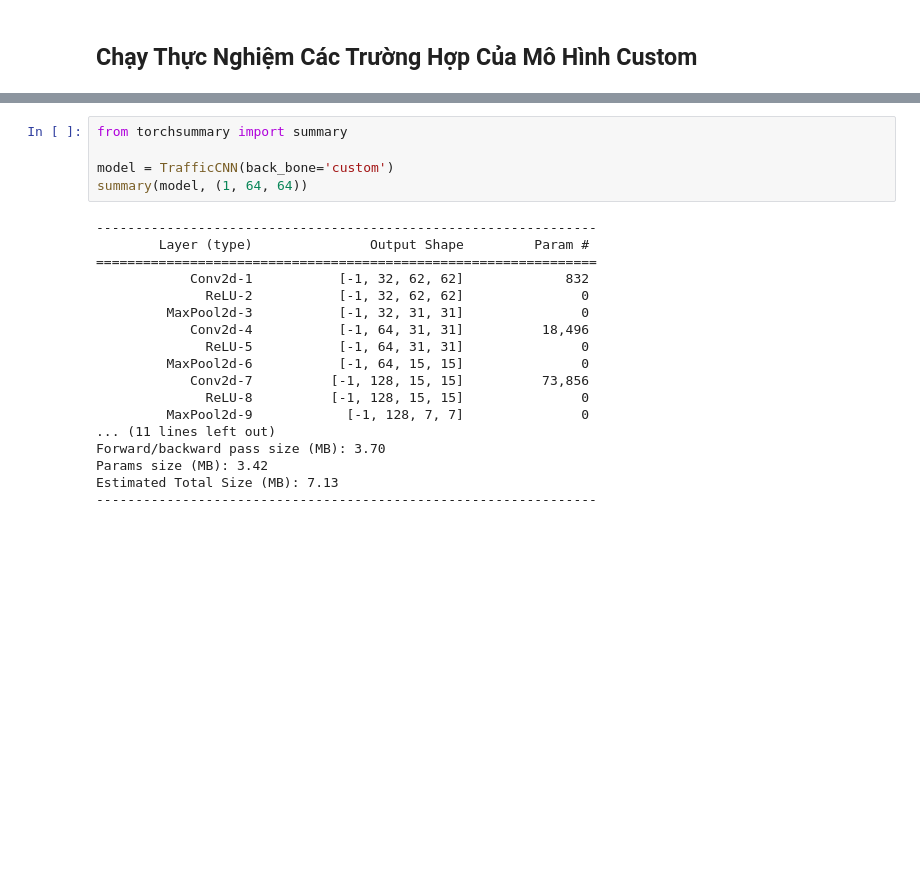
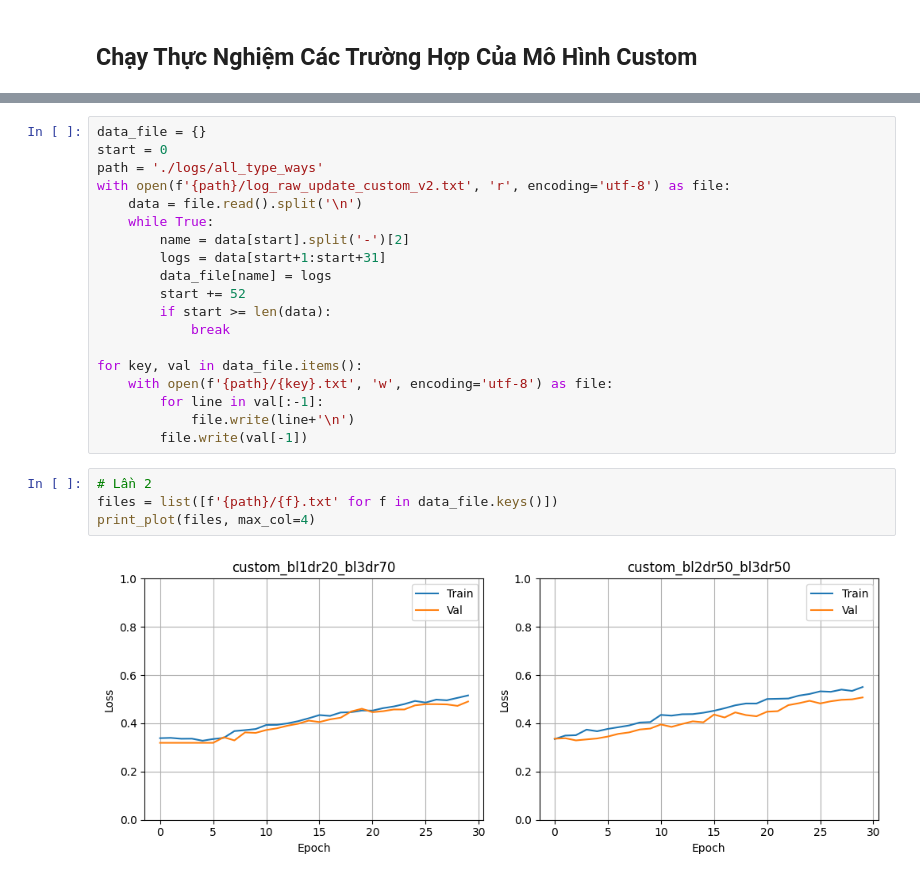
Before and after one commit to VTTr2004/Final-Thesis, a Jupyter notebook: analys.ipynb, the cells around one changed output, grey strips where cells are left out. Drawn from its saved outputs; the diff is of its cells as text; blank space fills up the shorter version.

```diff
--- a/analys.ipynb
+++ b/analys.ipynb
@@ -241,23 +138,25 @@ class TrafficCNN(nn.Module):
 # %%
-from torchsummary import summary
+data_file = {}
+start = 0
+path = './logs/all_type_ways'
+with open(f'{path}/log_raw_update_custom_v2.txt', 'r', encoding='utf-8') as file:
+    data = file.read().split('\n')
+    while True:
+        name = data[start].split('-')[2]
+        logs = data[start+1:start+31]
+        data_file[name] = logs
+        start += 52
+        if start >= len(data):
+            break
 
-model = TrafficCNN(back_bone='custom')
-summary(model, (1, 64, 64))
+for key, val in data_file.items():
+    with open(f'{path}/{key}.txt', 'w', encoding='utf-8') as file:
+        for line in val[:-1]:
+            file.write(line+'\n')
+        file.write(val[-1])
-# %% [output]
-----------------------------------------------------------------
-        Layer (type)               Output Shape         Param #
-================================================================
-            Conv2d-1           [-1, 32, 62, 62]             832
-              ReLU-2           [-1, 32, 62, 62]               0
-         MaxPool2d-3           [-1, 32, 31, 31]               0
-            Conv2d-4           [-1, 64, 31, 31]          18,496
-              ReLU-5           [-1, 64, 31, 31]               0
-         MaxPool2d-6           [-1, 64, 15, 15]               0
-            Conv2d-7          [-1, 128, 15, 15]          73,856
-              ReLU-8          [-1, 128, 15, 15]               0
-         MaxPool2d-9            [-1, 128, 7, 7]               0
-... (11 lines left out)
-Forward/backward pass size (MB): 3.70
-Params size (MB): 3.42
-Estimated Total Size (MB): 7.13
-----------------------------------------------------------------
+# %%
+# Lần 2
+files = list([f'{path}/{f}.txt' for f in data_file.keys()])
+print_plot(files, max_col=4)
+# %% [output]
+[figure, added]
```
Also changed, not shown: parts of 12 cells of this notebook, 26 other files.
